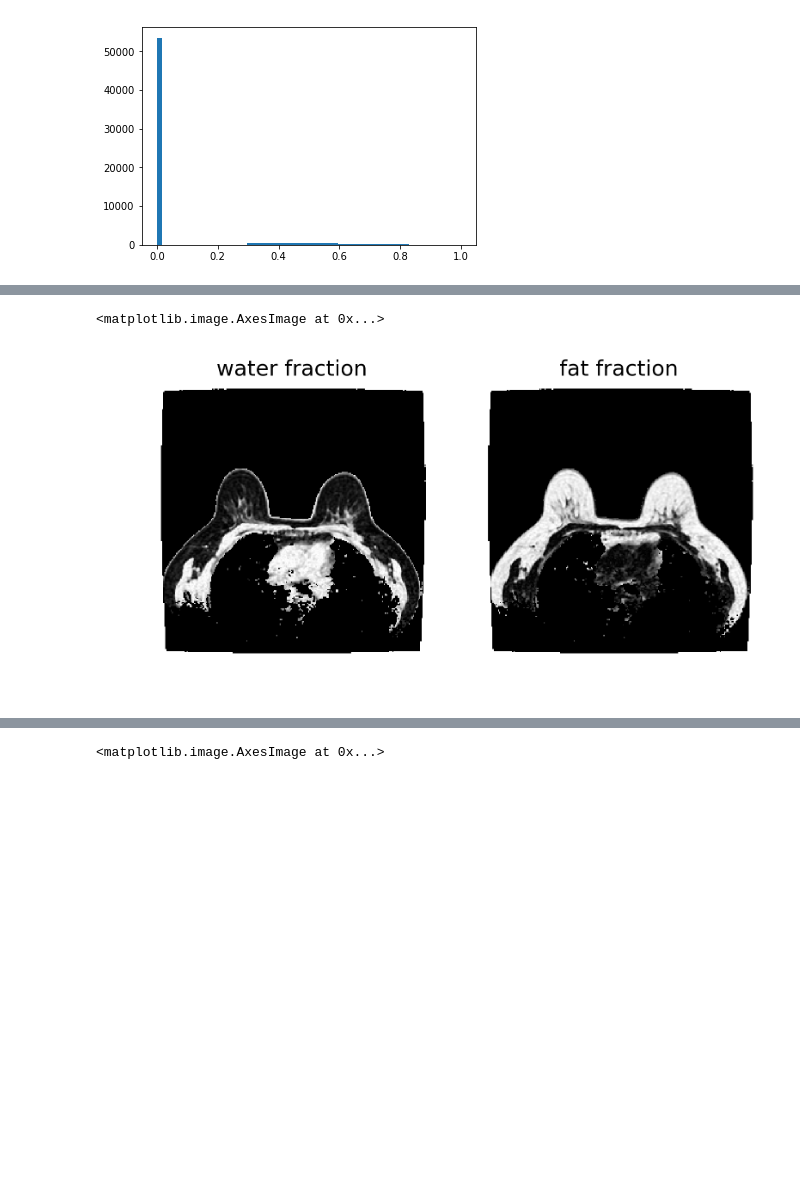
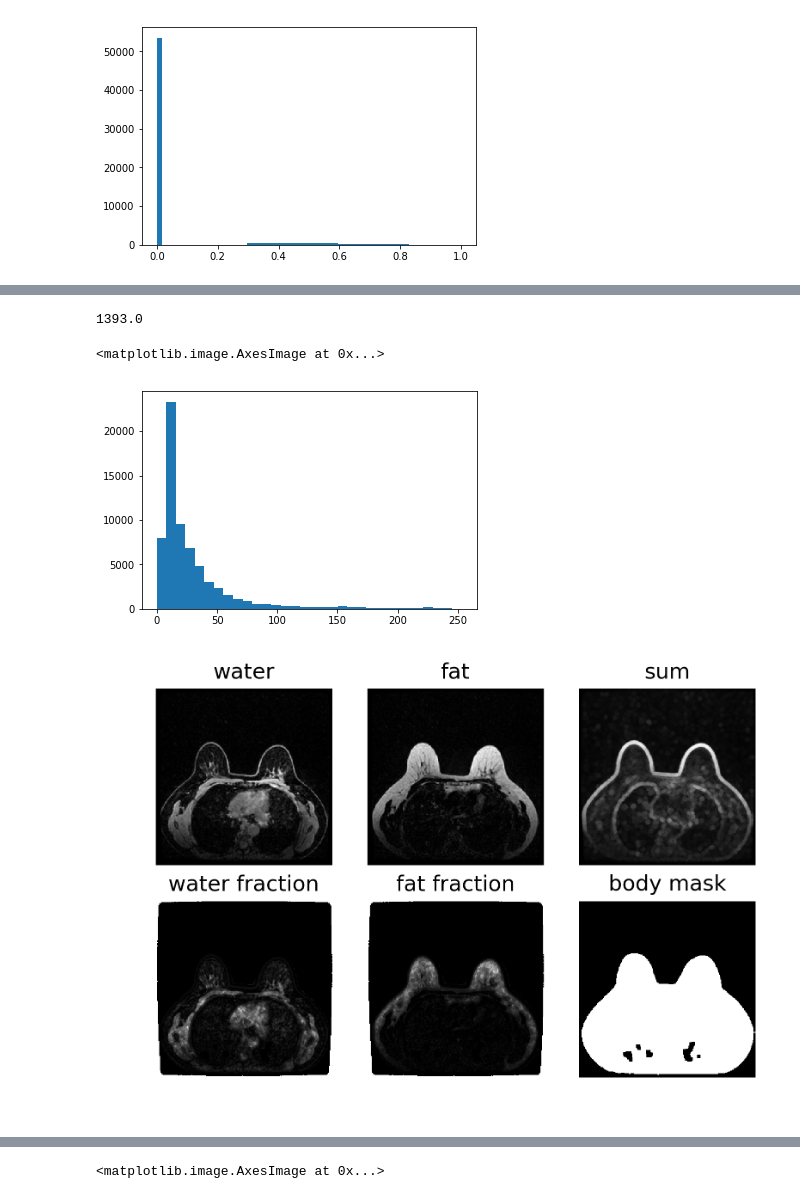
Before and after one commit to WeijieChen2017/DeepRad_w, a Jupyter notebook: fraction.ipynb, the cells around one changed output, grey strips where cells are left out. Cells and saved outputs as stored; diff of their text form; code cells hidden in the pictures; blank space fills up the shorter version.

```diff
--- a/fraction.ipynb
+++ b/fraction.ipynb
@@ -4,16 +4,20 @@ import numpy as np
 import nibabel as nib
 import matplotlib.pyplot as plt
 # %%
+pet_path = './/files//subj02_pet.nii'
 water_path = './/files//subj02_water.nii'
 fat_path = './/files//subj02_fat.nii'
 
 water_file = nib.load(water_path)
 fat_file = nib.load(fat_path)
+pet_file = nib.load(pet_path)
 # %%
 water_data = water_file.get_fdata()
 fat_data = fat_file.get_fdata()
+pet_data = pet_file.get_fdata()
 print("Water shape: ", water_data.shape)
 print("Fat shape: ", fat_data.shape)
+print("PET shape: ", pet_data.shape)
 # %% [output]
 Water shape:  (256, 256, 80)
 Fat shape:  (256, 256, 80)
@@ -69,27 +87,69 @@ plt.hist(np.ravel(img_bin), bins=64)
+# %%
+print(MAX)
+# %% [output]
+1393.0
 # %%
 idx_slice = 47
 th = 0.7
 img_w = np.rot90(water_data[:, :, idx_slice], 3)
 img_f = np.rot90(fat_data[:, :, idx_slice], 3)
-img_sum = img_w+img_f
+img_p = np.rot90(pet_data[:, :, idx_slice], 3)
+img_sum = img_w+img_f+1
 
 MAX = np.amax(img_sum)
 img_sum = img_sum / MAX
+# img_sum =sfr.enhance_contrast(img_sum, sm.disk(3))
+img_sum = sfr.gradient(img_sum, sm.disk(3))
+plt.hist(np.ravel(img_sum), bins=32)
+# img_sum = img_sum * MAX / 255
 
-mask = np.asarray([img_sum > 0.2]).reshape((256,256))
+#MAX = np.amax(img_sum)
+#img_sum = img_sum / MAX
+
+mask_mri = np.asarray([img_sum > 10]).reshape((256,256)).astype(int)
+mask_pet = np.asarray([img_p > 350]).reshape((256,256)).astype(int)
+# mask = mask_mri
+mask = mask_mri * mask_pet
+mask = sm.opening(mask,sm.disk(5)) # open
+mask = sm.closing(mask,sm.square(5))
+
 
 img_wf = np.divide(img_w, img_sum) * mask
 img_ff = np.divide(img_f, img_sum) * mask
 
-plt.figure(figsize=(6,3), dpi=300)
-plt.subplot(121)
+# img_ff = img_ff/ np.amax(img_ff)
+# img_ff[img_ff<0.9] = 0
+
+# img_ff=sm.closing(img_ff,sm.disk(3))
+# img_ff=sm.opening(img_ff,sm.disk(1))
+# img_ff=sm.closing(img_ff,sm.disk(3))
+
+plt.figure(figsize=(6,4), dpi=300)
+plt.subplot(231)
+plt.title("water")
+plt.axis('off')
+plt.imshow(img_w, cmap='gray')
+plt.subplot(232)
+plt.title("fat")
+plt.axis('off')
+plt.imshow(img_f, cmap='gray')
+plt.subplot(233)
+plt.title("sum")
+plt.axis('off')
+plt.imshow(img_sum, cmap='gray')
+plt.subplot(234)
 plt.title("water fraction")
 plt.axis('off')
 plt.imshow(img_wf, cmap='gray')
-plt.subplot(122)
+plt.subplot(235)
 plt.title("fat fraction")
 plt.axis('off')
 plt.imshow(img_ff, cmap='gray')
+plt.subplot(236)
+plt.title("body mask")
+plt.axis('off')
+plt.imshow(mask, cmap='gray')
 # %% [output]
 <matplotlib.image.AxesImage at 0x...>
-[figure, old version]
+[figure, new version]
+[figure, added]
```
Also changed, not shown: parts of 9 cells of this notebook, 5 other files.
